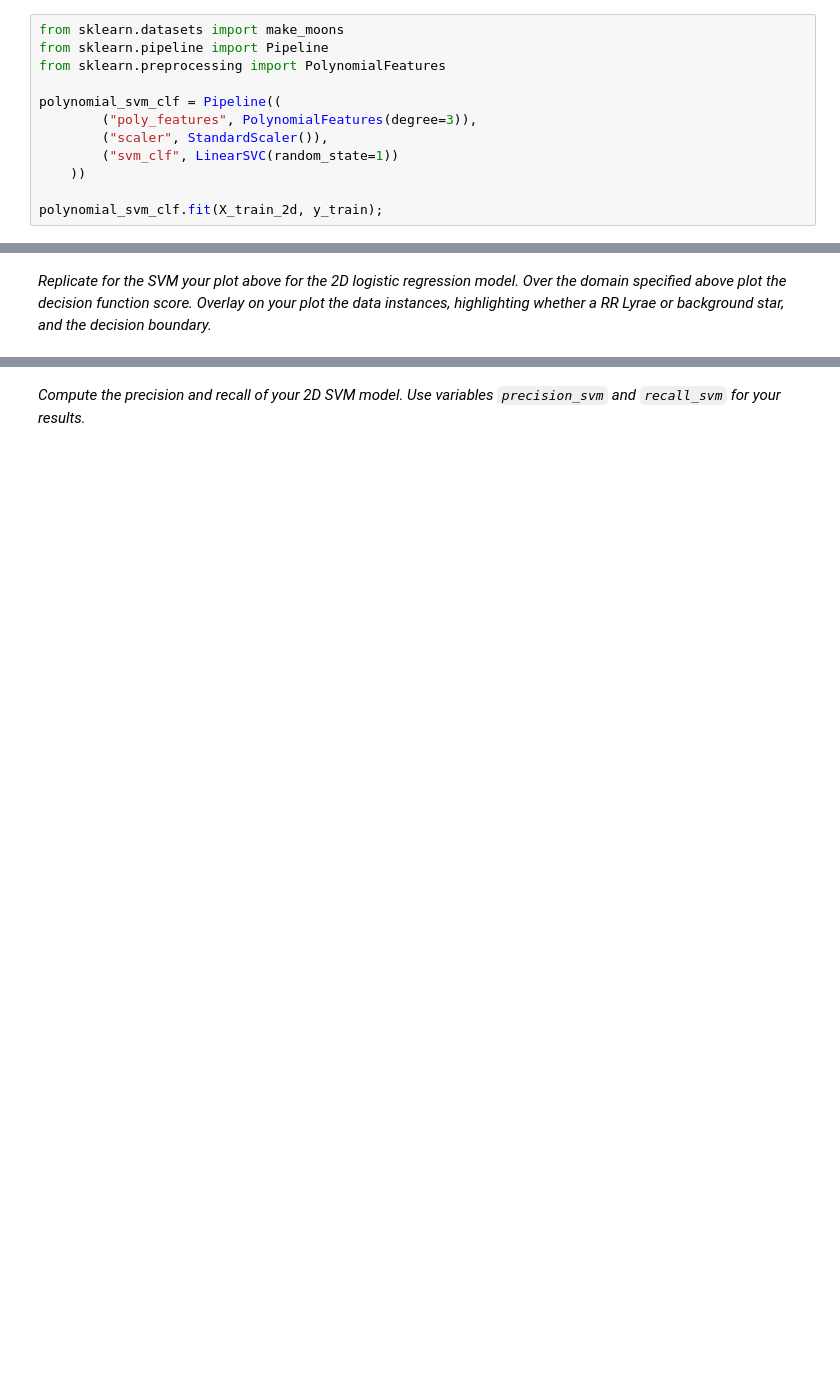
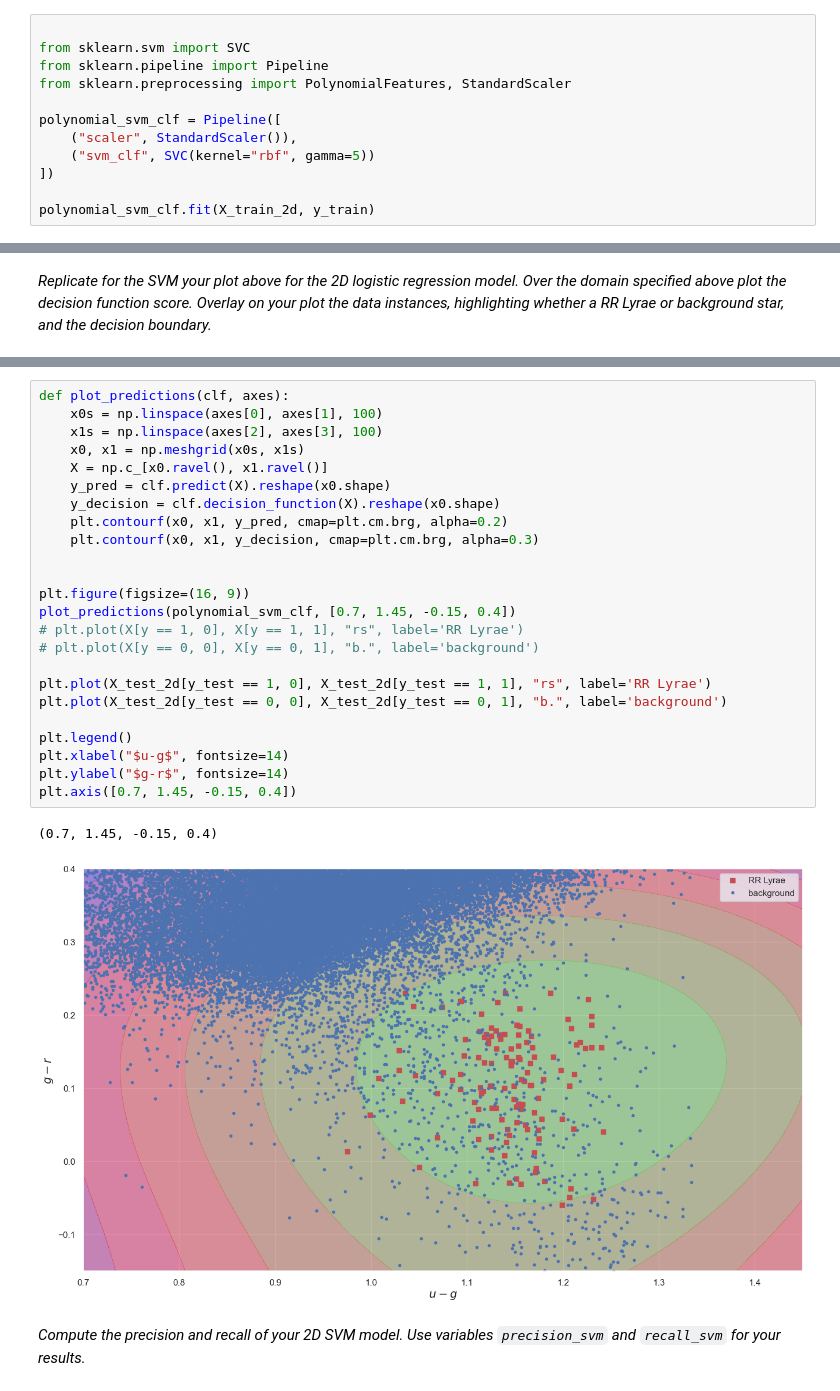
Before and after one commit to YRYoung/ML-with-Big-Data, a Jupyter notebook: spce0038_coursework_RunyangYou.ipynb, the cells around one changed output, grey strips where cells are left out. Drawn from its saved outputs; the diff is of its cells as text; blank space fills up the shorter version.

```diff
--- a/spce0038_coursework_RunyangYou.ipynb
+++ b/spce0038_coursework_RunyangYou.ipynb
@@ -1012,14 +1009,14 @@ plt.show()
 # %% [markdown]
 *Now train an SVM classifier that can support a non-linear decision boundary on the same problem.*
 # %%
-from sklearn.datasets import make_moons
+
+from sklearn.svm import SVC
 from sklearn.pipeline import Pipeline
-from sklearn.preprocessing import PolynomialFeatures
+from sklearn.preprocessing import PolynomialFeatures, StandardScaler
 
-polynomial_svm_clf = Pipeline((
-        ("poly_features", PolynomialFeatures(degree=3)),
-        ("scaler", StandardScaler()),
-        ("svm_clf", LinearSVC(random_state=1))
-    ))
+polynomial_svm_clf = Pipeline([
+    ("scaler", StandardScaler()),
+    ("svm_clf", SVC(kernel="rbf", gamma=5))
+])
 
-polynomial_svm_clf.fit(X_train_2d, y_train);
+polynomial_svm_clf.fit(X_train_2d, y_train)
@@ -1068,3 +1025,30 @@ plt_svm()
+# %%
+def plot_predictions(clf, axes):
+    x0s = np.linspace(axes[0], axes[1], 100)
+    x1s = np.linspace(axes[2], axes[3], 100)
+    x0, x1 = np.meshgrid(x0s, x1s)
+    X = np.c_[x0.ravel(), x1.ravel()]
+    y_pred = clf.predict(X).reshape(x0.shape)
+    y_decision = clf.decision_function(X).reshape(x0.shape)
+    plt.contourf(x0, x1, y_pred, cmap=plt.cm.brg, alpha=0.2)
+    plt.contourf(x0, x1, y_decision, cmap=plt.cm.brg, alpha=0.3)
+
+
+plt.figure(figsize=(16, 9))
+plot_predictions(polynomial_svm_clf, [0.7, 1.45, -0.15, 0.4])
+# plt.plot(X[y == 1, 0], X[y == 1, 1], "rs", label='RR Lyrae')
+# plt.plot(X[y == 0, 0], X[y == 0, 1], "b.", label='background')
+
+plt.plot(X_test_2d[y_test == 1, 0], X_test_2d[y_test == 1, 1], "rs", label='RR Lyrae')
+plt.plot(X_test_2d[y_test == 0, 0], X_test_2d[y_test == 0, 1], "b.", label='background')
+
+plt.legend()
+plt.xlabel("$u-g$", fontsize=14)
+plt.ylabel("$g-r$", fontsize=14)
+plt.axis([0.7, 1.45, -0.15, 0.4])
+# %% [output]
+(0.7, 1.45, -0.15, 0.4)
+[figure, added]
 # %% [markdown]
 *Compute the precision and recall of your 2D SVM model. Use variables `precision_svm` and `recall_svm` for your results.*
 # %%
```
Also changed, not shown: parts of 25 cells of this notebook.
